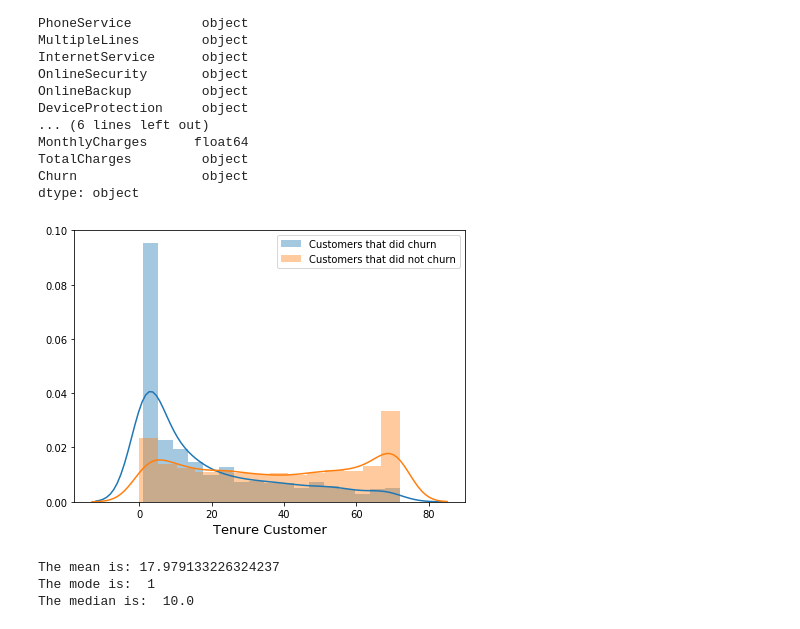
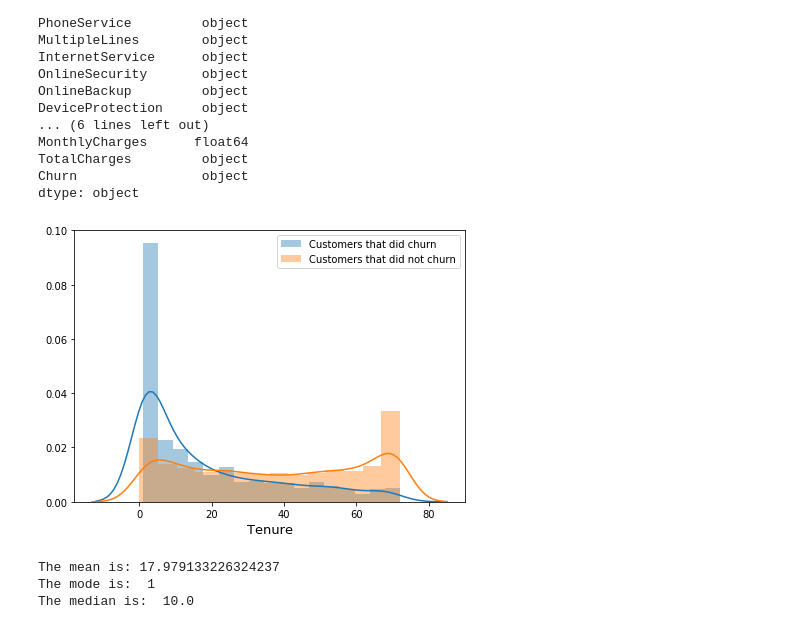
Before and after one commit to owencorrigan/churn, a Jupyter notebook: WorkSpace.ipynb, the cells around one changed output. Saved outputs shown, nothing was run; the diff lists cells and outputs as text; code cells hidden in the pictures.

Commit message:
Modified Workspace to save figures. Created a folder to collect figures

```diff
--- a/WorkSpace.ipynb
+++ b/WorkSpace.ipynb
@@ -45,16 +45,17 @@ mask_not_churn=data['Churn']=='No'
 # %%
 #Plot distribution of tenure
 import seaborn as sns
 from matplotlib import pyplot as plt
 plt.subplots(figsize=(7, 5))
 sns.distplot(data[mask_churn]['tenure'],label='Customers that did churn');
-plt.xlabel('Tenure Customer', fontsize=13)
+plt.xlabel('Tenure', fontsize=13)
 sns.distplot(data[mask_not_churn]['tenure'],label='Customers that did not churn');
-plt.xlabel('Tenure Customer', fontsize=13)
+plt.xlabel('Tenure', fontsize=13)
 plt.legend()
+plt.savefig('./figures/'+'tenure.png')
 plt.show()
 # %% [output]
-[figure, old version]
+[figure, new version]
 # %%
 print('The mean is:',data[mask_churn].tenure.mean())
 print('The mode is: ',data[mask_churn].tenure.mode()[0])
```
Also changed, not shown: parts of 2 cells of this notebook, 19 other files.
